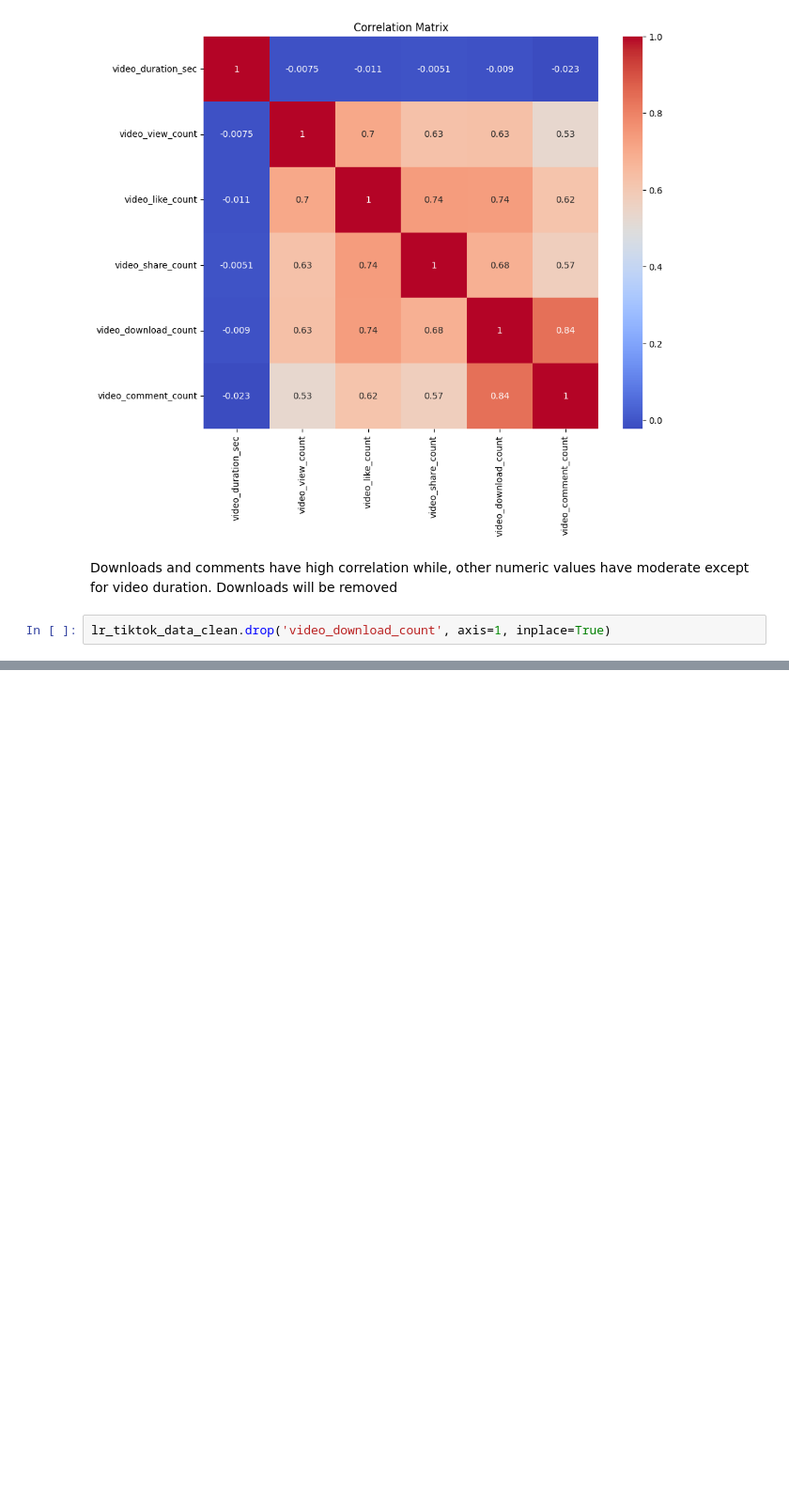
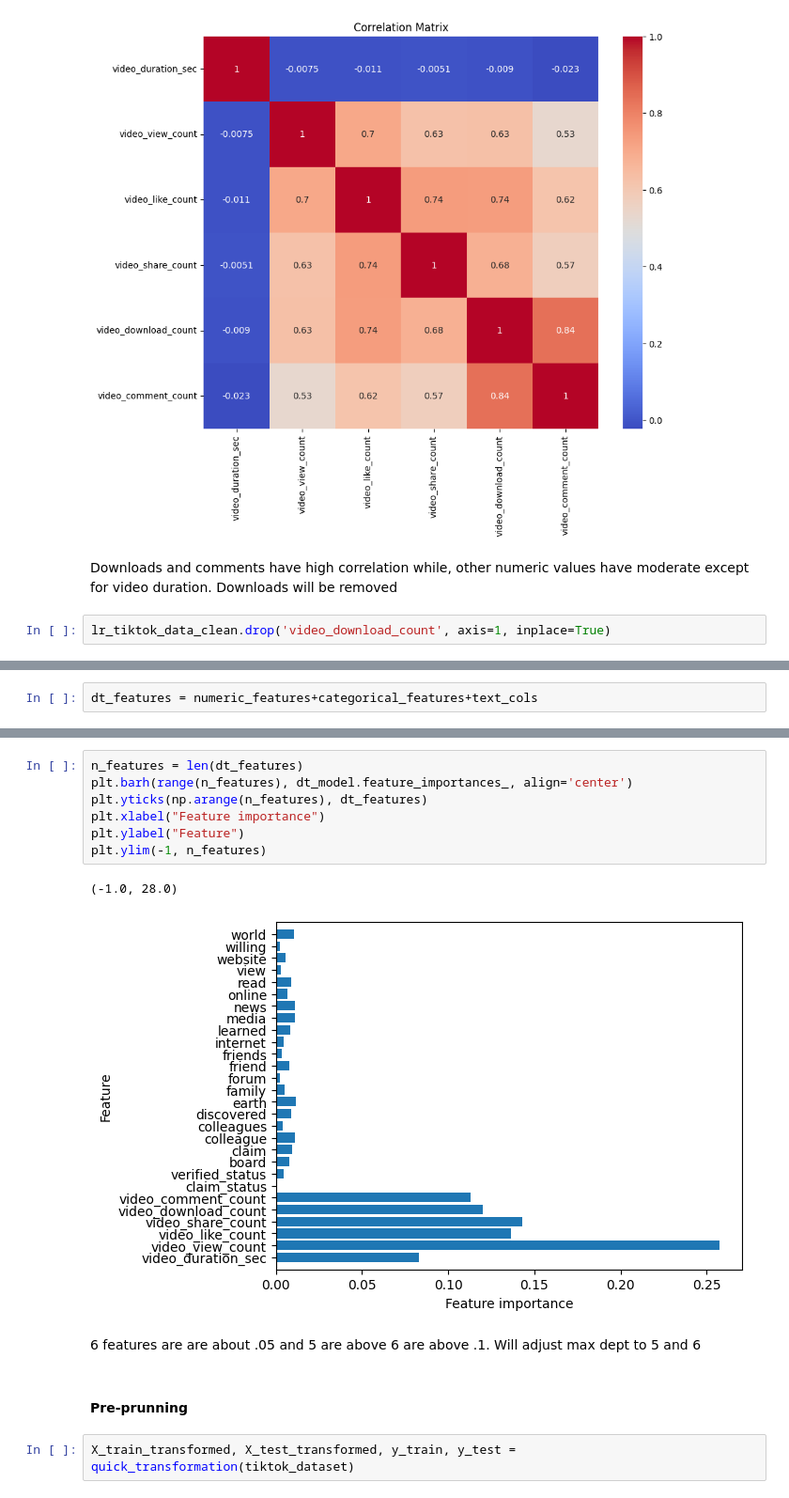
Before and after one commit to Takosaga/fall_24, a Jupyter notebook: machine_learning_and_predictive_analytics/detecting_suspicious_tiktok_content_creators/notebooks/report.ipynb, the cells around one changed output, grey strips where cells are left out. Shown at 94% size. Drawn from its saved outputs; the diff is of its cells as text; blank space fills up the shorter version.

```diff
--- a/machine_learning_and_predictive_analytics/detecting_suspicious_tiktok_content_creators/notebooks/report.ipynb
+++ b/machine_learning_and_predictive_analytics/detecting_suspicious_tiktok_content_creators/notebooks/report.ipynb
@@ -695,0 +797,2 @@ plt.show()
+# %%
+dt_features = numeric_features+categorical_features+text_cols
@@ -695,0 +839,16 @@ plt.show()
+# %%
+n_features = len(dt_features)
+plt.barh(range(n_features), dt_model.feature_importances_, align='center')
+plt.yticks(np.arange(n_features), dt_features)
+plt.xlabel("Feature importance")
+plt.ylabel("Feature")
+plt.ylim(-1, n_features)
+# %% [output]
+(-1.0, 28.0)
+[figure, added]
+# %% [markdown]
+6 features are are about .05 and 5 are above 6 are above .1. Will adjust max dept to 5 and 6
+# %% [markdown]
+#### Pre-prunning
+# %%
+X_train_transformed, X_test_transformed, y_train, y_test = quick_transformation(tiktok_dataset)
```
Also changed, not shown: parts of 33 cells of this notebook.
